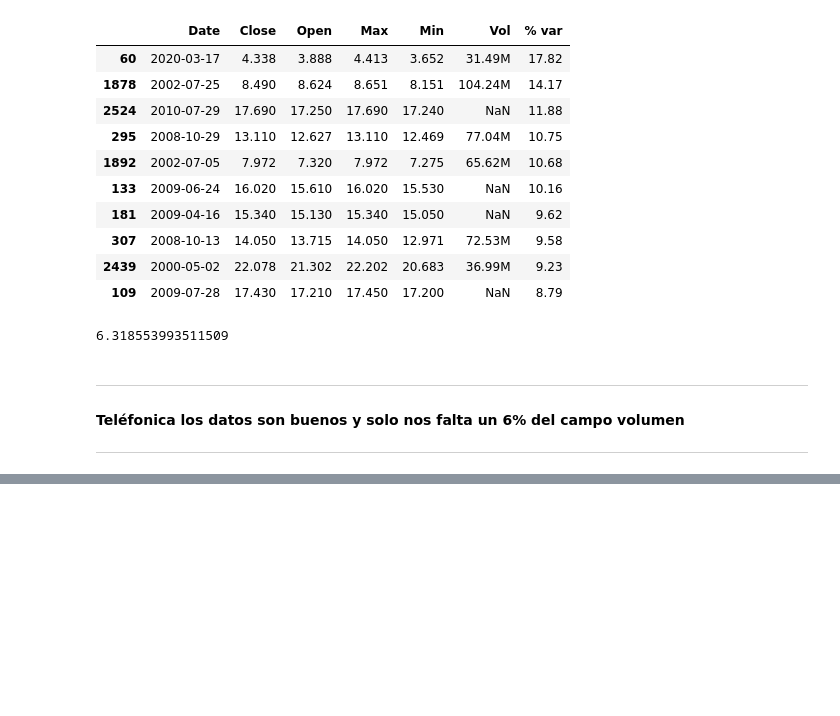
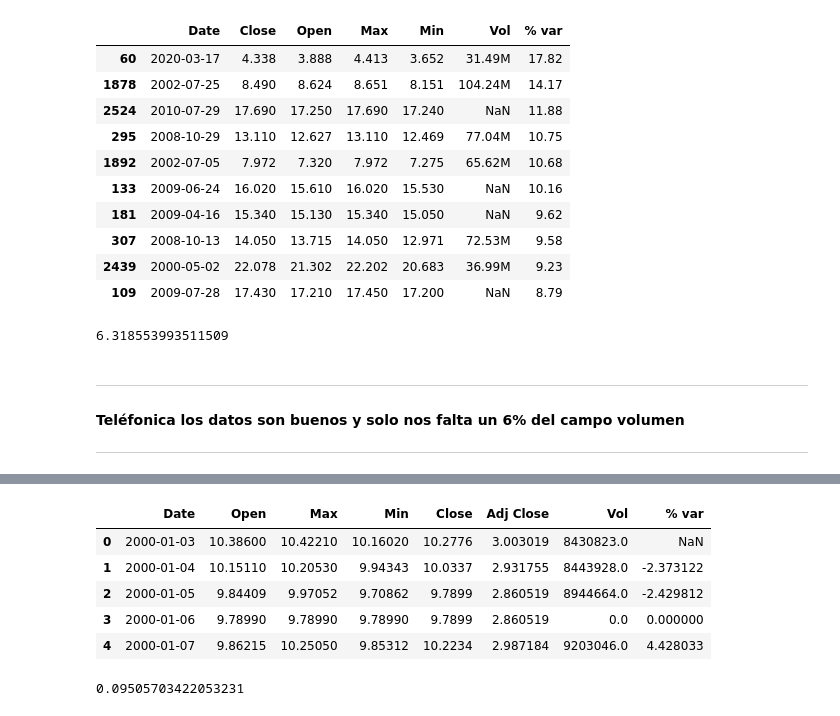
Before and after one commit to alfongoma/TFM, a Jupyter notebook: history_data.ipynb, the cells around one changed output, grey strips where cells are left out. Saved outputs shown, nothing was run; the diff lists cells and outputs as text; code cells hidden in the pictures; blank space fills up the shorter version.

```diff
--- a/history_data.ipynb
+++ b/history_data.ipynb
@@ -239,0 +296,13 @@ df_stock.sort_values(by=['% var'],ascending=False).head(10)
+# %%
+df_yahoo_san.head(5)
+# %% [output]
+|  | Date | Open | Max | Min | Close | Adj Close | Vol | % var |
+| 0 | 2000-01-03 | 10.38600 | 10.42210 | 10.16020 | 10.2776 | 3.003019 | 8430823.0 | NaN |
+| 1 | 2000-01-04 | 10.15110 | 10.20530 | 9.94343 | 10.0337 | 2.931755 | 8443928.0 | -2.373122 |
+| 2 | 2000-01-05 | 9.84409 | 9.97052 | 9.70862 | 9.7899 | 2.860519 | 8944664.0 | -2.429812 |
+| 3 | 2000-01-06 | 9.78990 | 9.78990 | 9.78990 | 9.7899 | 2.860519 | 0.0 | 0.000000 |
+| 4 | 2000-01-07 | 9.86215 | 10.25050 | 9.85312 | 10.2234 | 2.987184 | 9203046.0 | 4.428033 |
+# %%
+(len(df_yahoo_san) - df_yahoo_san['Vol'].count())/len(df_yahoo_san)*100
+# %% [output]
+0.09505703422053231
```
Also changed, not shown: parts of 17 cells of this notebook, 35 other files.
